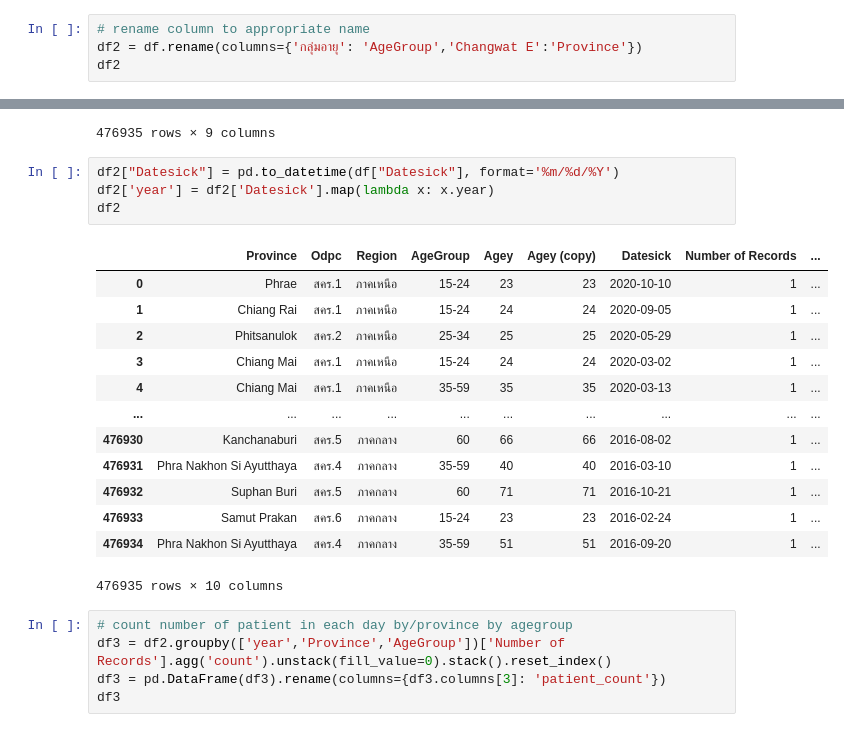
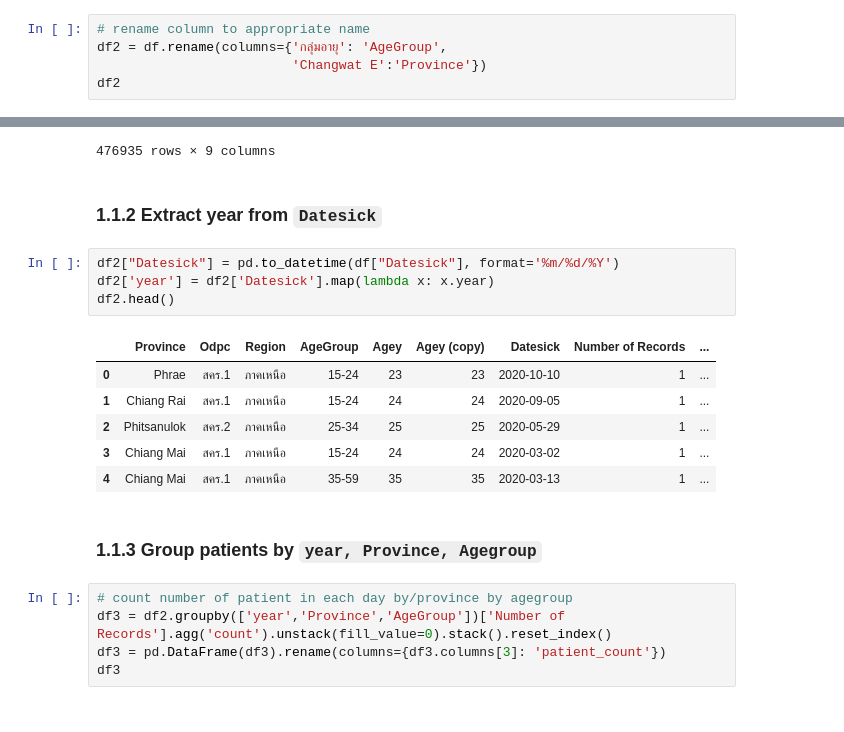
Before and after one commit to Phophism/python_project, a Jupyter notebook: Akkapop/Dengue_preprocessing.ipynb, the cells around one changed output, grey strips where cells are left out. Drawn from its saved outputs; the diff is of its cells as text.

````diff
--- a/Akkapop/Dengue_preprocessing.ipynb
+++ b/Akkapop/Dengue_preprocessing.ipynb
@@ -22,6 +29,7 @@ df
 # %%
 # rename column to appropriate name
-df2 = df.rename(columns={'กลุ่มอายุ': 'AgeGroup','Changwat E':'Province'})
+df2 = df.rename(columns={'กลุ่มอายุ': 'AgeGroup',
+                         'Changwat E':'Province'})
 df2
 # %% [output]
 |  | Province | Odpc | Region | AgeGroup | Agey | Agey (copy) | Datesick | Number of Records | ... |
@@ -37,24 +45,21 @@ df2
 | 476933 | Samut Prakan | สคร.6 | ภาคกลาง | 15-24 | 23 | 23 | 2/24/2016 | 1 | ... |
 | 476934 | Phra Nakhon Si Ayutthaya | สคร.4 | ภาคกลาง | 35-59 | 51 | 51 | 9/20/2016 | 1 | ... |
 476935 rows × 9 columns
+# %% [markdown]
+### 1.1.2 Extract year from ```Datesick```
 # %%
 df2["Datesick"] = pd.to_datetime(df["Datesick"], format='%m/%d/%Y')
 df2['year'] = df2['Datesick'].map(lambda x: x.year)
-df2
+df2.head()
 # %% [output]
 |  | Province | Odpc | Region | AgeGroup | Agey | Agey (copy) | Datesick | Number of Records | ... |
 | 0 | Phrae | สคร.1 | ภาคเหนือ | 15-24 | 23 | 23 | 2020-10-10 | 1 | ... |
 | 1 | Chiang Rai | สคร.1 | ภาคเหนือ | 15-24 | 24 | 24 | 2020-09-05 | 1 | ... |
 | 2 | Phitsanulok | สคร.2 | ภาคเหนือ | 25-34 | 25 | 25 | 2020-05-29 | 1 | ... |
 | 3 | Chiang Mai | สคร.1 | ภาคเหนือ | 15-24 | 24 | 24 | 2020-03-02 | 1 | ... |
 | 4 | Chiang Mai | สคร.1 | ภาคเหนือ | 35-59 | 35 | 35 | 2020-03-13 | 1 | ... |
-| ... | ... | ... | ... | ... | ... | ... | ... | ... | ... |
-| 476930 | Kanchanaburi | สคร.5 | ภาคกลาง | 60 | 66 | 66 | 2016-08-02 | 1 | ... |
-| 476931 | Phra Nakhon Si Ayutthaya | สคร.4 | ภาคกลาง | 35-59 | 40 | 40 | 2016-03-10 | 1 | ... |
-| 476932 | Suphan Buri | สคร.5 | ภาคกลาง | 60 | 71 | 71 | 2016-10-21 | 1 | ... |
-| 476933 | Samut Prakan | สคร.6 | ภาคกลาง | 15-24 | 23 | 23 | 2016-02-24 | 1 | ... |
-| 476934 | Phra Nakhon Si Ayutthaya | สคร.4 | ภาคกลาง | 35-59 | 51 | 51 | 2016-09-20 | 1 | ... |
-476935 rows × 10 columns
+# %% [markdown]
+### 1.1.3 Group patients by ```year, Province, Agegroup```
 # %%
 # count number of patient in each day by/province by agegroup
 df3 = df2.groupby(['year','Province','AgeGroup'])['Number of Records'].agg('count').unstack(fill_value=0).stack().reset_index()
````
Also changed, not shown: parts of 90 cells of this notebook, 1 other file.
